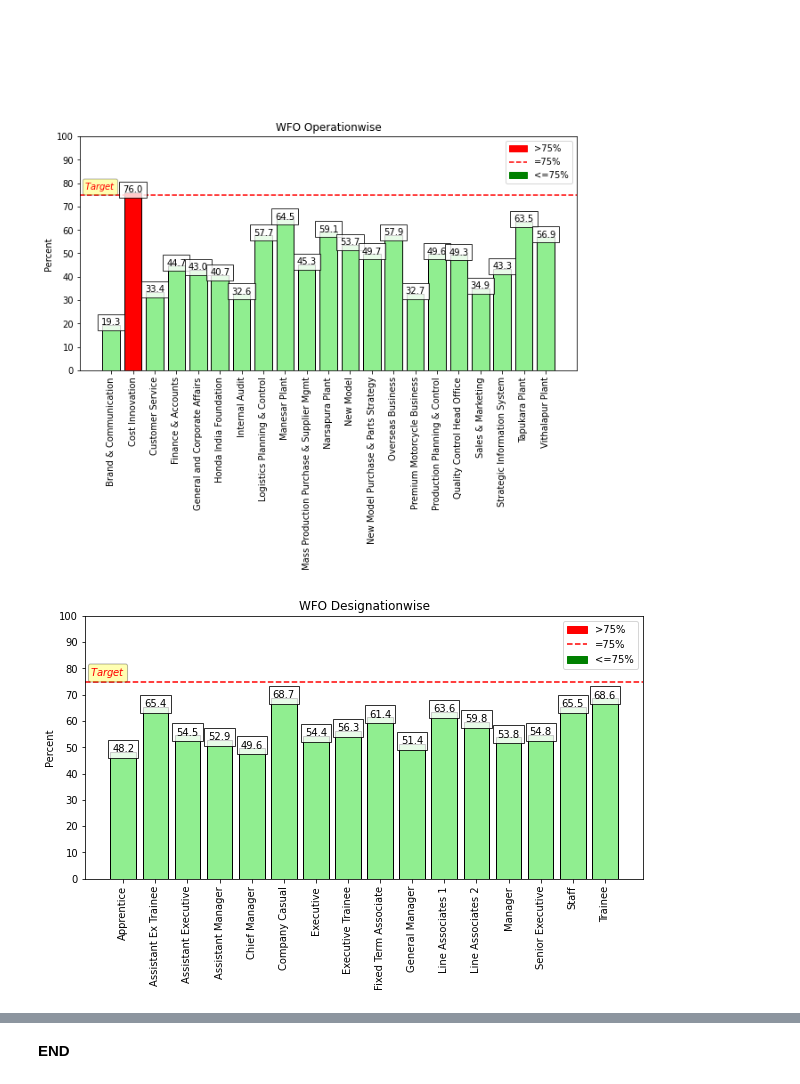
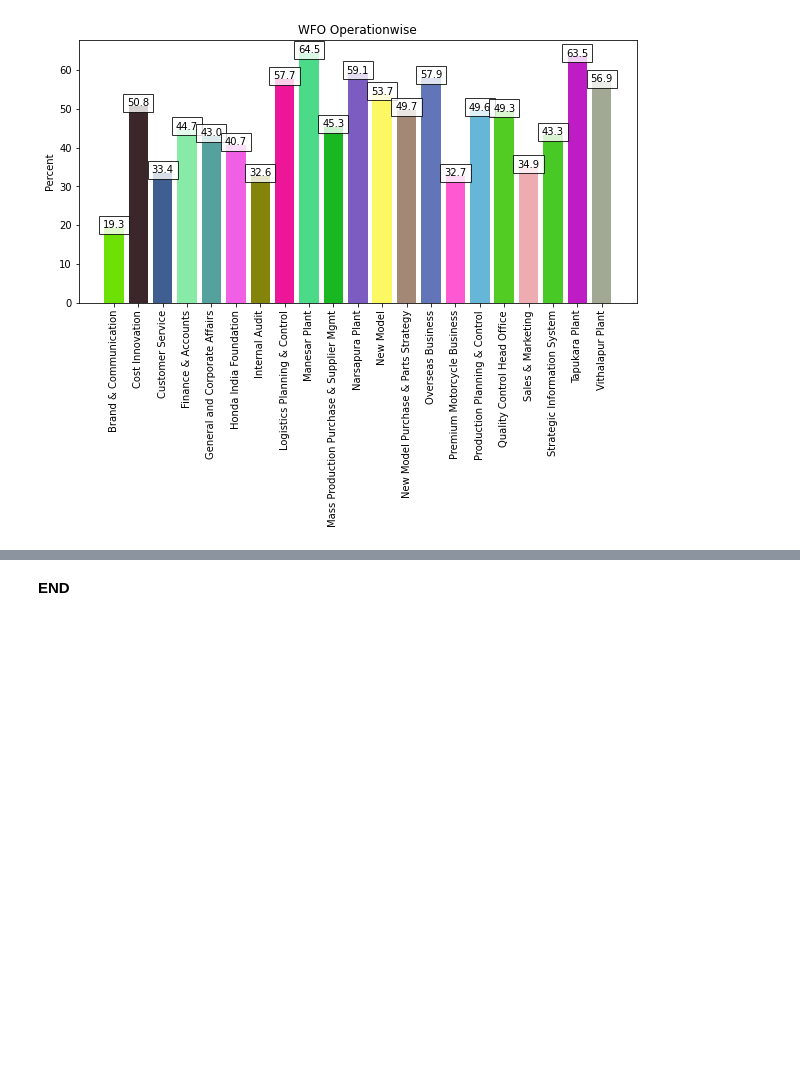
Before and after one commit to kartikeyahl/MS_analysis, a Jupyter notebook: WFOlatest.ipynb, the cells around one changed output, grey strips where cells are left out. Saved outputs shown, nothing was run; the diff lists cells and outputs as text; code cells hidden in the pictures; blank space fills up the shorter version.

```diff
--- a/WFOlatest.ipynb
+++ b/WFOlatest.ipynb
@@ -309,6 +370,3 @@ result_wfo_designation =  pd.concat([result_wfo_des['Designation'],result_who_fi
 
 result_who_final5 = pd.DataFrame(percent_wfo_dept2, columns=['Percent'])
 result_wfo_department =  pd.concat([result_wfo_dept['Department'],result_who_final5['Percent']], axis=1)
-# %%
-# result_wfo_operation.iloc[0]['Percent']
-result_wfo_operation['Percent']=result_wfo_operation['Percent'].replace(to_replace=50.8, value = 76)
@@ -319,89 +393,22 @@ result_wfo_operation.iloc[0]['Percent']
 # %%
-from matplotlib.axis import mlines
 # function to add value labels
 def addlabels(x,y):
     for i in range(len(x)):
         plt.text(i, y[i], y[i], ha = 'center', Bbox = dict(facecolor = 'white', alpha =.8))
 def addlabels2(x,y):
     for i in range(len(x)):
         plt.text(i, y[i], y[i], ha = 'center')
 
-def colorLogic(result_wfo_operation_list2):
-  l=[]
-  for i in result_wfo_operation_list2:
-    if (i<=75):
-      l.append('lightgreen')
-    else:
-      l.append('red')
-
-  return l
-
-
-
-
 if len(result_wfo_operation['Operation'])>1:
   result_wfo_operation_list = list(result_wfo_operation['Operation'])
   result_wfo_operation_list2 = list(result_wfo_operation['Percent'])
   plt.figure(figsize=(10, 5))
-  plt.bar(result_wfo_operation_list, result_wfo_operation_list2, color = colorLogic(result_wfo_operation_list2),edgecolor='black')
+  plt.bar(result_wfo_operation_list, result_wfo_operation_list2, color = ["#"+''.join([random.choice('0123456789ABCDEF') for j in range(6)]) for i in range(len(result_wfo_operation['Operation']))])
   addlabels(result_wfo_operation_list, result_wfo_operation_list2)
   plt.title('WFO Operationwise')
   plt.xticks(result_wfo_operation_list, rotation ='vertical')
-  plt.yticks(range(0, 110, 10))
   plt.ylabel('Percent')
   plt.subplots_adjust(bottom = 0.15)
-  plt.axhline(y=75, xmin=0, xmax= 1,linestyle='--',color='red')
-  blue_patch = mpatches.Patch(color='green', label='<=75%')
-  blue_line = mlines.Line2D([],[],color='red',linestyle='--', label='=75%')
-  red_patch = mpatches.Patch(color='red', label='>75%')
-  plt.legend(handles=[red_patch,blue_line,blue_patch])
-  plt.annotate(r'$Target$', xy=(90,455),xycoords='figure points', xytext=(-20,-25),
-         textcoords='offset points', ha='center', va='bottom',color='red',
-         bbox=dict(boxstyle='round,pad=0.2', fc='yellow', alpha=0.3))
   plt.savefig('WFO_Operationwise.png',bbox_inches="tight")
-
-
-if len(result_wfo_designation['Designation'])>1:
-  result_wfo_designation_list = list(result_wfo_designation['Designation'])
-  result_wfo_designation_list2 = list(result_wfo_designation['Percent'])
-  plt.figure(figsize=(10, 5))
-  plt.bar(result_wfo_designation_list, result_wfo_designation_list2,color = colorLogic(result_wfo_designation_list2),edgecolor='black')
-  addlabels(result_wfo_designation_list, result_wfo_designation_list2)
-  plt.title('WFO Designationwise')
-  plt.xticks(result_wfo_designation_list, rotation ='vertical')
-  plt.yticks(range(0, 110, 10))
-  plt.ylabel('Percent')
-  plt.subplots_adjust(bottom = 0.15)
-  plt.axhline(y=75, xmin=0, xmax= 1,linestyle='--',color='red')
-  blue_patch = mpatches.Patch(color='green', label='<=75%')
-  blue_line = mlines.Line2D([],[],color='red', linestyle='--',label='=75%')
-  red_patch = mpatches.Patch(color='red', label='>75%')
-  plt.legend(handles=[red_patch,blue_line,blue_patch])
-  plt.annotate(r'$Target$', xy=(90,342),xycoords='figure points', xytext=(-20,-25),
-         textcoords='offset points', ha='center', va='bottom',color='red',
-         bbox=dict(boxstyle='round,pad=0.2', fc='yellow', alpha=0.3))
-  plt.savefig('WFO_Designationwise.png',bbox_inches="tight")
-
-if len(result_wfo_location['Location'])>1:
-  result_wfo_location_list = list(result_wfo_location['Location'])
-  result_wfo_location_list2 = list(result_wfo_location['Percent'])
-  plt.figure(figsize=(10, 5))
-  plt.bar(result_wfo_location_list, result_wfo_location_list2, color = colorLogic(result_wfo_location_list2),edgecolor='black')
-  addlabels(result_wfo_location_list, result_wfo_location_list2)
-  plt.title('WFO Locationwise')
-  plt.xticks(result_wfo_location_list, rotation ='vertical')
-  plt.yticks(range(0, 110, 10))
-  plt.ylabel('Percent')
-  plt.subplots_adjust(bottom = 0.15)
-  plt.axhline(y=75, xmin=0, xmax= 1,linestyle='--',color='red')
-  blue_patch = mpatches.Patch(color='lightgreen', label='<=75%')
-  blue_line = mlines.Line2D([],[],color='red', linestyle='--',label='=75%')
-  red_patch = mpatches.Patch(color='red', label='>75%')
-  plt.legend(handles=[red_patch,blue_line,blue_patch])
-  plt.annotate(r'$Target$', xy=(90,350),xycoords='figure points', xytext=(-20,-25),
-         textcoords='offset points', ha='center', va='bottom',color='red',
-         bbox=dict(boxstyle='round,pad=0.2', fc='yellow', alpha=0.3))
-  plt.savefig('WFO_Locationwise.png',bbox_inches="tight")
 # %% [output]
-[figure, old version]
+[figure, new version]
-[figure, removed]
```
Also changed, not shown: parts of 12 cells of this notebook.
